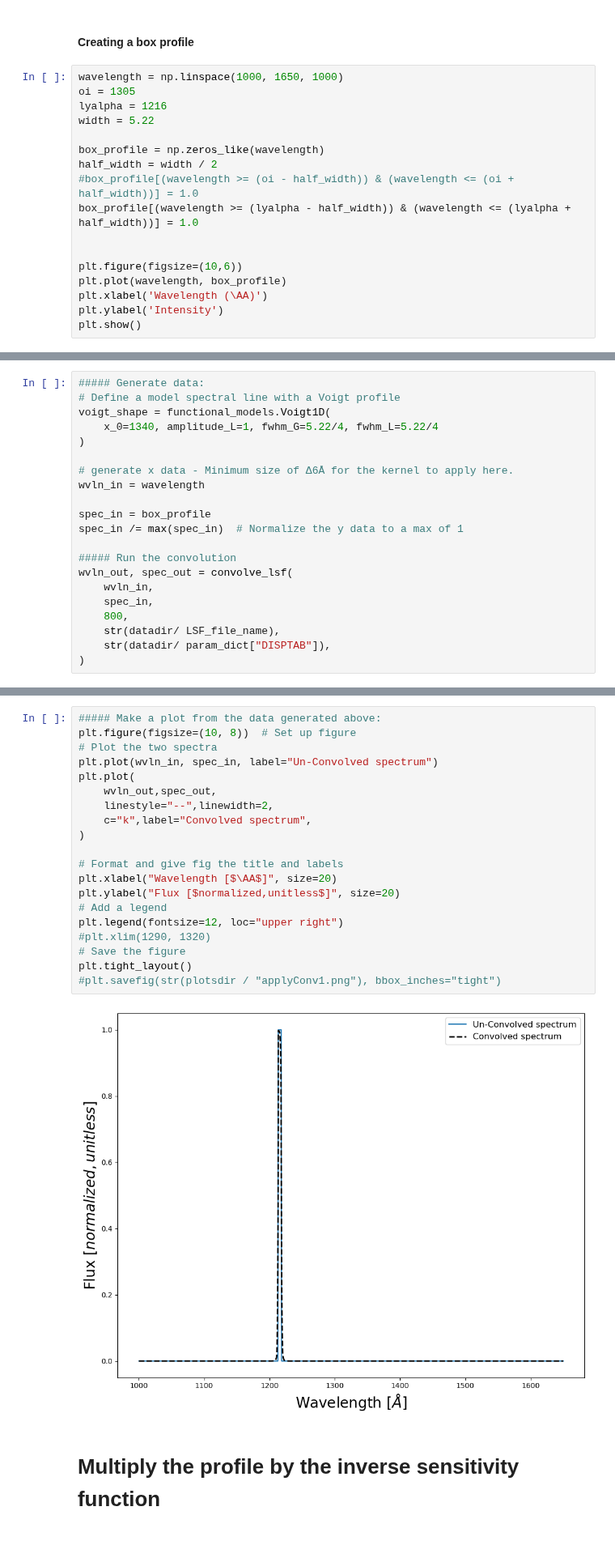
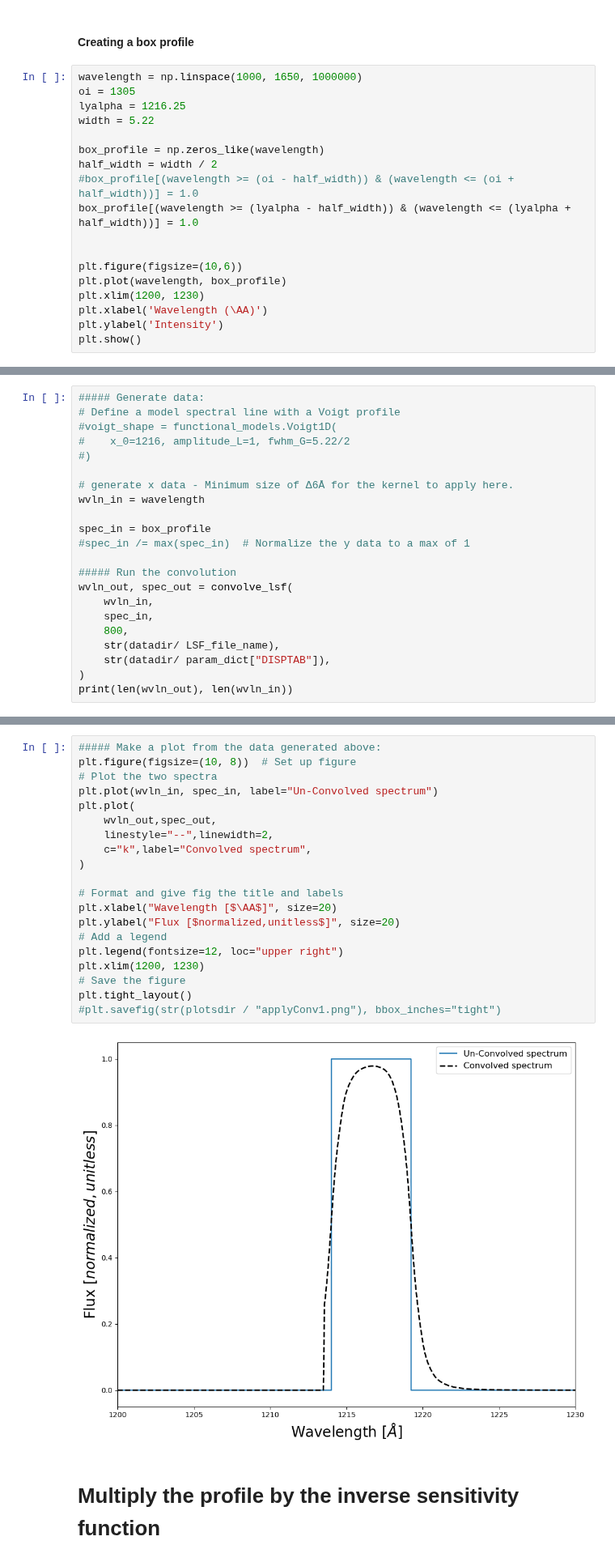
Before and after one commit to seratsaad/ticktock, a Jupyter notebook: geocor_ corr.ipynb, the cells around one changed output, grey strips where cells are left out. Shown at 81% size. Drawn from its saved outputs; the diff is of its cells as text.

```diff
--- a/geocor_ corr.ipynb
+++ b/geocor_ corr.ipynb
@@ -606,9 +606,9 @@ def convolve_lsf(wavelength, spec, cenwave, lsf_file, disptab, detector="FUV"):
 # %% [markdown]
 #### Creating a box profile
 # %%
-wavelength = np.linspace(1000, 1650, 1000)
+wavelength = np.linspace(1000, 1650, 1000000)
 oi = 1305
-lyalpha = 1216
+lyalpha = 1216.25
 width = 5.22
 
 box_profile = np.zeros_like(wavelength)
@@ -619,6 +619,7 @@ box_profile[(wavelength >= (lyalpha - half_width)) & (wavelength <= (lyalpha + h
 
 plt.figure(figsize=(10,6))
 plt.plot(wavelength, box_profile)
+plt.xlim(1200, 1230)
 plt.xlabel('Wavelength (\AA)')
 plt.ylabel('Intensity')
 plt.show()
@@ -627,15 +628,15 @@ plt.show()
 # %%
 ##### Generate data:
 # Define a model spectral line with a Voigt profile
-voigt_shape = functional_models.Voigt1D(
-    x_0=1340, amplitude_L=1, fwhm_G=5.22/4, fwhm_L=5.22/4
-)
+#voigt_shape = functional_models.Voigt1D(
+#    x_0=1216, amplitude_L=1, fwhm_G=5.22/2
+#)
 
 # generate x data - Minimum size of Δ6Å for the kernel to apply here.
 wvln_in = wavelength
 
 spec_in = box_profile
-spec_in /= max(spec_in)  # Normalize the y data to a max of 1
+#spec_in /= max(spec_in)  # Normalize the y data to a max of 1
 
 ##### Run the convolution
 wvln_out, spec_out = convolve_lsf(
@@ -645,3 +646,4 @@ wvln_out, spec_out = convolve_lsf(
     str(datadir/ LSF_file_name),
     str(datadir/ param_dict["DISPTAB"]),
 )
+print(len(wvln_out), len(wvln_in))
@@ -648,25 +652,25 @@ wvln_out, spec_out = convolve_lsf(
 # %%
 ##### Make a plot from the data generated above:
 plt.figure(figsize=(10, 8))  # Set up figure
 # Plot the two spectra
 plt.plot(wvln_in, spec_in, label="Un-Convolved spectrum")
 plt.plot(
     wvln_out,spec_out,
     linestyle="--",linewidth=2,
     c="k",label="Convolved spectrum",
 )
 
 # Format and give fig the title and labels
 plt.xlabel("Wavelength [$\AA$]", size=20)
 plt.ylabel("Flux [$normalized,unitless$]", size=20)
 # Add a legend
 plt.legend(fontsize=12, loc="upper right")
-#plt.xlim(1290, 1320)
+plt.xlim(1200, 1230)
 # Save the figure
 plt.tight_layout()
 #plt.savefig(str(plotsdir / "applyConv1.png"), bbox_inches="tight")
 # %% [output]
-[figure, old version]
+[figure, new version]
 # %% [markdown]
 # Multiply the profile by the inverse sensitivity function
 # %%
```
Also changed, not shown: parts of 3 cells of this notebook.
